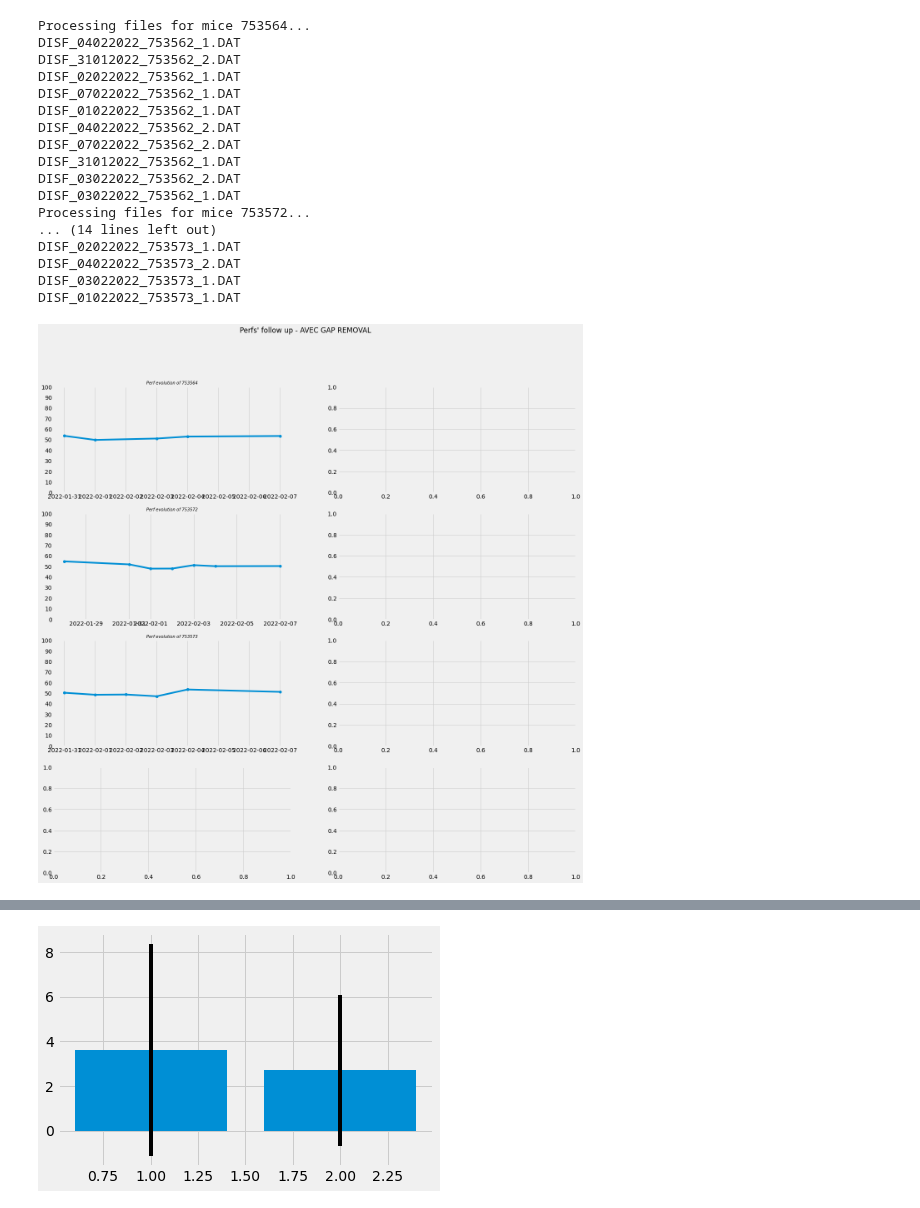
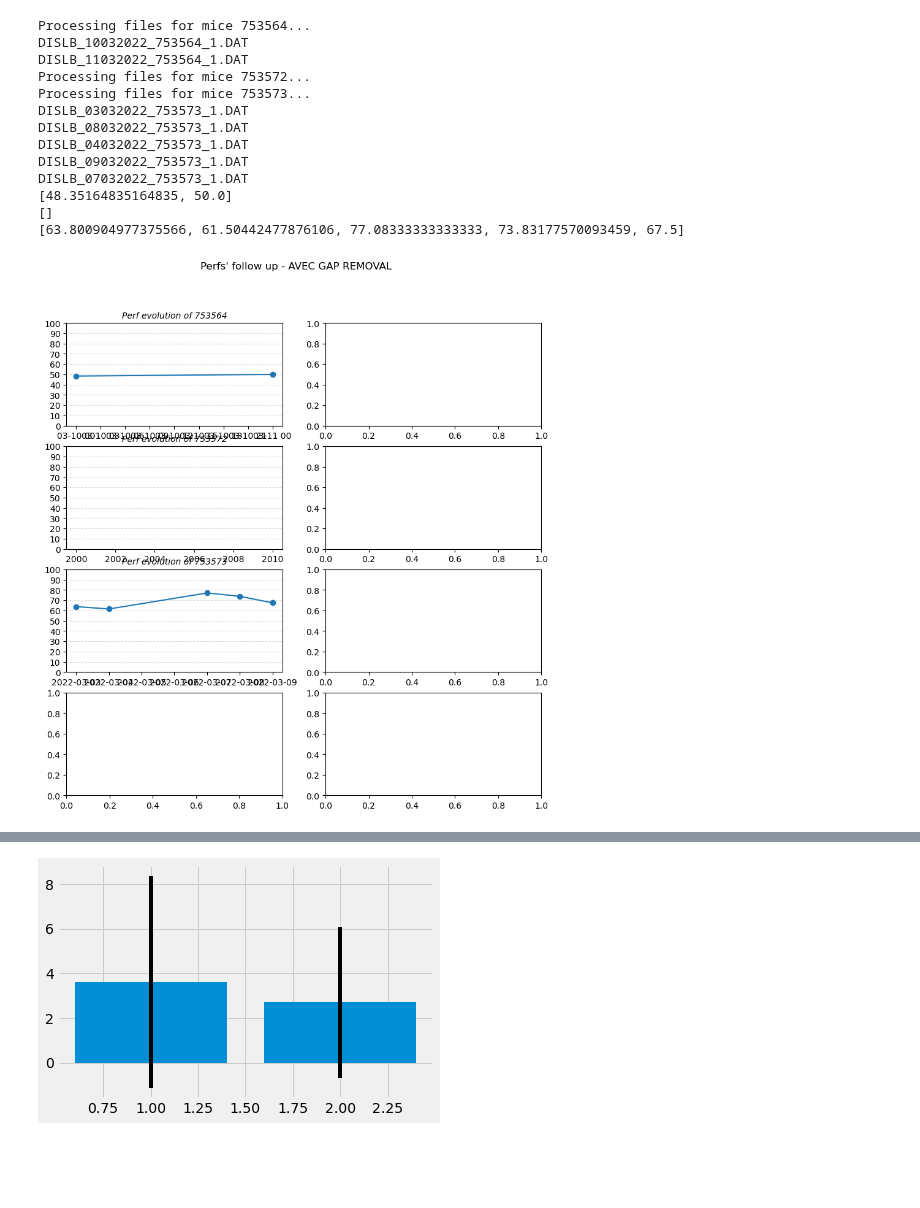
Before and after one commit to AntoninVerdier/Utilities, a Jupyter notebook: Elphy_Analysis/Untitled.ipynb, the cells around one changed output, grey strips where cells are left out. Cells and saved outputs as stored; diff of their text form; code cells hidden in the pictures; blank space fills up the shorter version.

```diff
--- a/Elphy_Analysis/Untitled.ipynb
+++ b/Elphy_Analysis/Untitled.ipynb
@@ -10,30 +10,26 @@ import Hearis as h
 
 import settings as s
 import matplotlib.pyplot as plt
-plt.style.use('fivethirtyeight')
+plt.style.use('default')
 batch = s.Batch()
 # %%
 mice_id = batch.id_first_dlp
-mice = [Mouse(path='/home/anverdie/share/gaia/Data/Optogenetic/DLP/{}'.format(i), tag=['DISF'], blank=True, dlp=True, rmgaps='Antonin', linkday=True, verbose=True) for i in mice_id]
+mice = [Mouse(path='/home/anverdie/share/gaia/Data/Optogenetic/DLP/{}'.format(i), tag=['DISLB'], blank=True, dlp=True, rmgaps='Antonin', linkday=True, verbose=True) for i in mice_id]
 h.all_perfs(mice, blank=True)
 # %% [output]
 Processing files for mice 753564...
-DISF_04022022_753562_1.DAT
-DISF_31012022_753562_2.DAT
-DISF_02022022_753562_1.DAT
-DISF_07022022_753562_1.DAT
-DISF_01022022_753562_1.DAT
-DISF_04022022_753562_2.DAT
-DISF_07022022_753562_2.DAT
-DISF_31012022_753562_1.DAT
-DISF_03022022_753562_2.DAT
-DISF_03022022_753562_1.DAT
+DISLB_10032022_753564_1.DAT
+DISLB_11032022_753564_1.DAT
 Processing files for mice 753572...
-... (14 lines left out)
-DISF_02022022_753573_1.DAT
-DISF_04022022_753573_2.DAT
-DISF_03022022_753573_1.DAT
-DISF_01022022_753573_1.DAT
+Processing files for mice 753573...
+DISLB_03032022_753573_1.DAT
+DISLB_08032022_753573_1.DAT
+DISLB_04032022_753573_1.DAT
+DISLB_09032022_753573_1.DAT
+DISLB_07032022_753573_1.DAT
+[48.35164835164835, 50.0]
+[]
+[63.800904977375566, 61.50442477876106, 77.08333333333333, 73.83177570093459, 67.5]
-[figure, old version]
+[figure, new version]
 # %%
 
```
Also changed, not shown: parts of 4 cells of this notebook, 5 other files.
